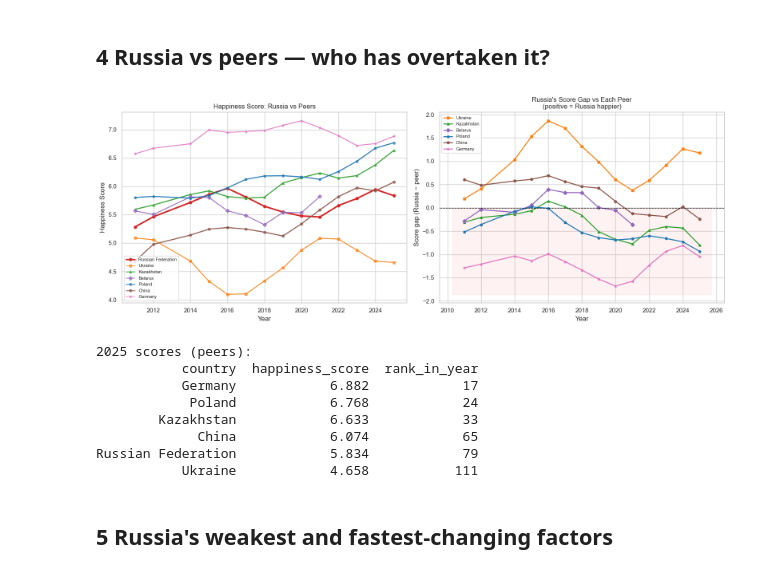
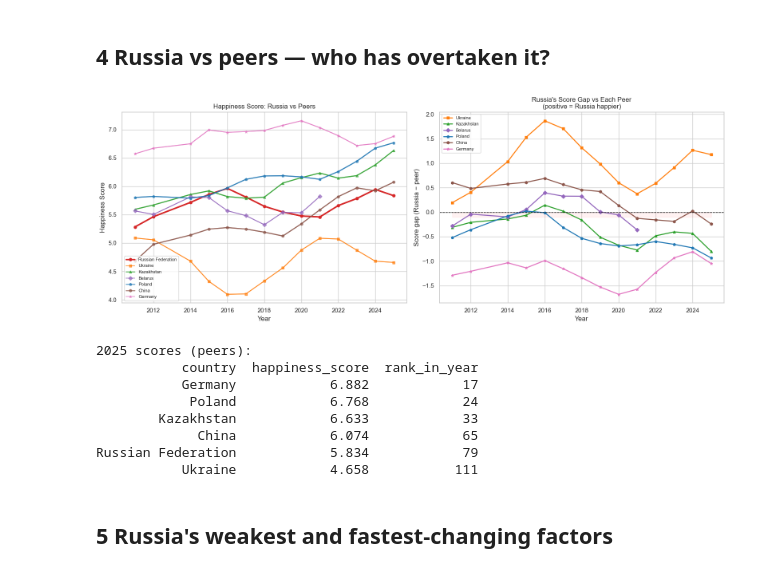
Before and after one commit to richthemat1/World-Happiness-Report-Analysis, a Jupyter notebook: Russia_analysis_forecast.ipynb, the cells around one changed output. Cells and saved outputs as stored; diff of their text form; code cells hidden in the pictures.

```diff
--- a/Russia_analysis_forecast.ipynb
+++ b/Russia_analysis_forecast.ipynb
@@ -211,35 +211,35 @@ for country, (color, marker, lw) in PEERS.items():
 
 ax1.set_title("Happiness Score: Russia vs Peers")
 ax1.set_xlabel("Year"); ax1.set_ylabel("Happiness Score")
 ax1.legend(fontsize=8)
 
 # Gap: Russia minus each peer
 for country, (color, marker, lw) in PEERS.items():
     if country == "Russian Federation":
         continue
     sub = df[df["country"] == country].sort_values("year").set_index("year")["happiness_score"]
     rus = russia.set_index("year")["happiness_score"]
     gap = (rus - sub).dropna()
     ax2.plot(gap.index, gap.values, marker=marker, lw=1.8, color=color, label=country, ms=5)
 
 ax2.axhline(0, color="black", lw=1, ls="--")
-ax2.fill_between(ax2.get_xlim(), 0, ax2.get_ylim()[0] if ax2.get_ylim()[0] < 0 else -0.1,
+ax2.fill_between([russia["year"].min(), russia["year"].max()], 0, -0.1,
                  alpha=0.05, color="red")
 ax2.set_title("Russia's Score Gap vs Each Peer\n(positive = Russia happier)")
 ax2.set_xlabel("Year"); ax2.set_ylabel("Score gap (Russia − peer)")
 ax2.legend(fontsize=8)
 
 plt.tight_layout()
 plt.savefig("plot_russia_peers.png", dpi=150)
 plt.show()
 
 # Print 2025 standings
 print("2025 scores (peers):")
 peer_2025 = df[df["country"].isin(PEERS.keys()) & (df["year"]==2025)][["country","happiness_score","rank_in_year"]]
 peer_2025 = peer_2025.sort_values("happiness_score", ascending=False)
 print(peer_2025.to_string(index=False))
 # %% [output]
-[figure, old version]
+[figure, new version]
 2025 scores (peers):
            country  happiness_score  rank_in_year
            Germany            6.882            17
```
Also changed, not shown: parts of 7 cells of this notebook, 7 other files.
